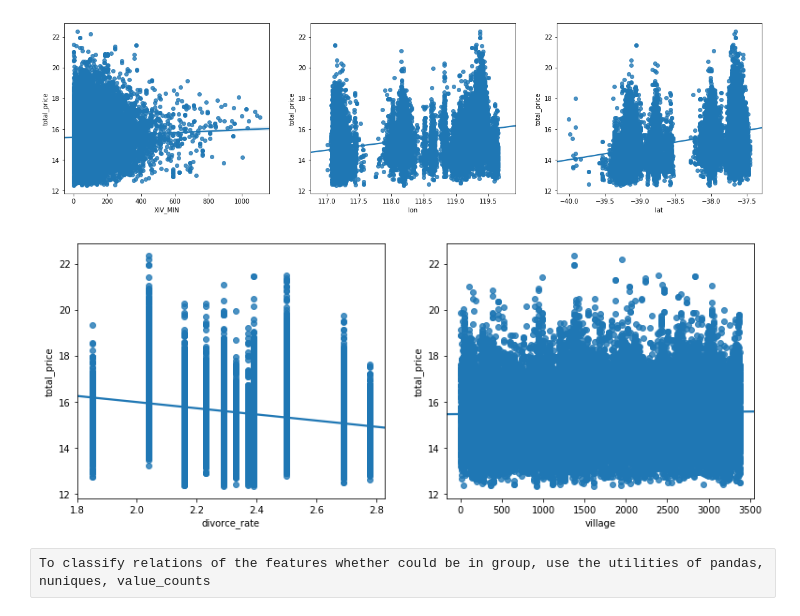
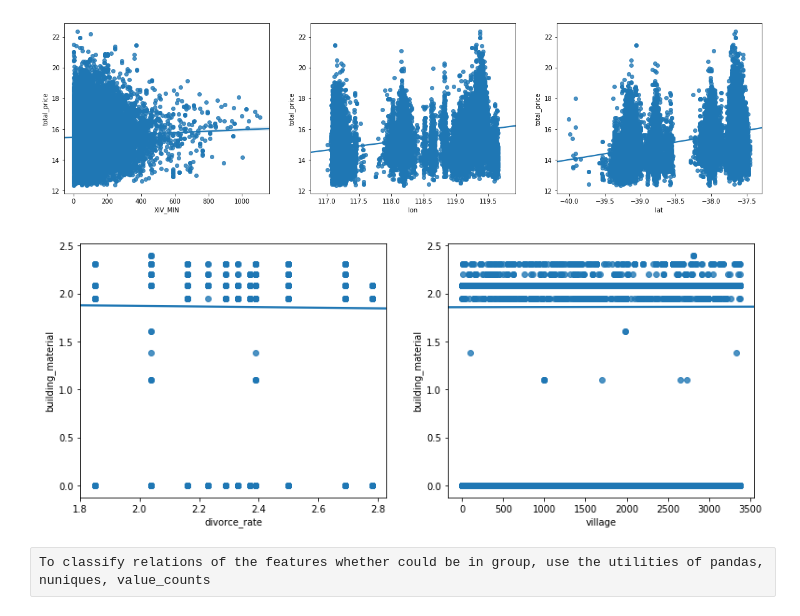
Before and after one commit to jason19970210/Test, a Jupyter notebook: TBrain/Code/EDA_3.ipynb, the cells around one changed output. Drawn from its saved outputs; the diff is of its cells as text; code cells hidden in the pictures.

```diff
--- a/TBrain/Code/EDA_3.ipynb
+++ b/TBrain/Code/EDA_3.ipynb
@@ -261,14 +261,15 @@ for num, var in enumerate(quantitative[3*(n-1):3*n]):
 [figure]
 # %%
 plt.figure(figsize=(20, 5))
-log_target=np.log(train_df['total_price'])
+log_target=np.log(train_df['building_material'])
+#log_target=np.log(train_df['total_price'])
 n=7
 
 for num, var in enumerate(qualitative[3*(n-1):3*n]):
     plt.subplot(1, len(qualitative[:3]), num + 1)
     sns.regplot(x=train_df[var], y = log_target);
 # %% [output]
-[figure, old version]
+[figure, new version]
 # %% [raw]
 To classify relations of the features whether could be in group, use the utilities of pandas, nuniques, value_counts
 # %%
```
